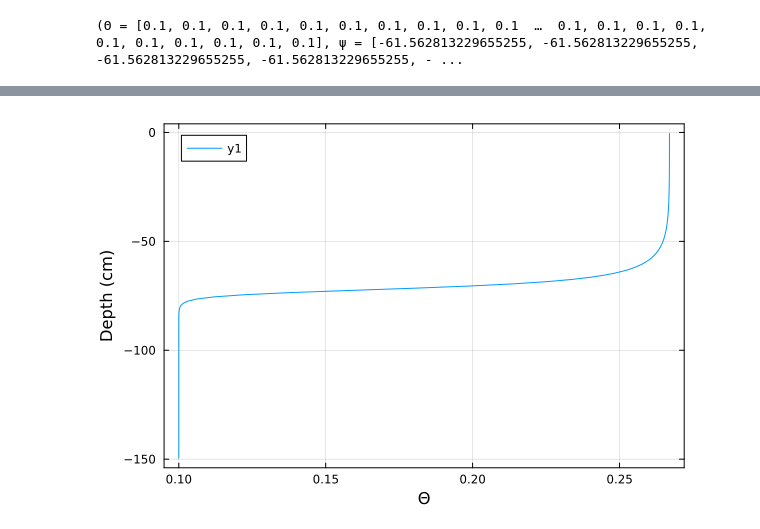
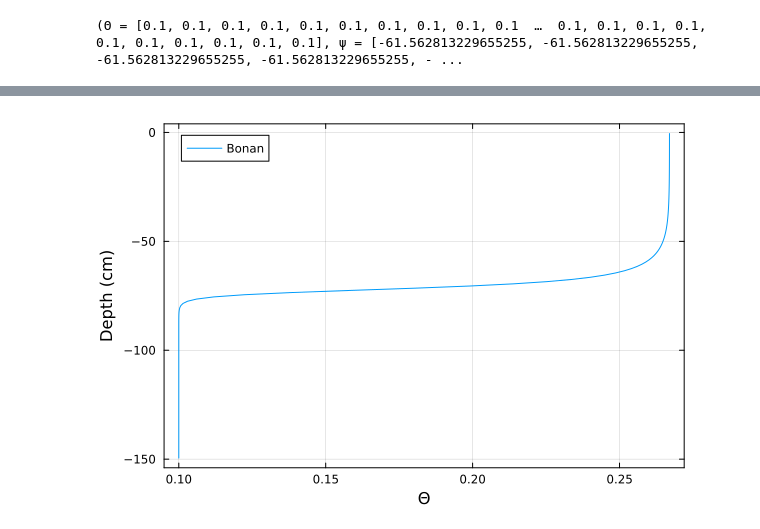
Before and after one commit to jl-pkgs/RichardsEquationExample.jl, a Jupyter notebook: sol_bonan.ipynb, the cells around one changed output, grey strips where cells are left out. Cells and saved outputs as stored; diff of their text form; code cells hidden in the pictures.

```diff
--- a/sol_bonan.ipynb
+++ b/sol_bonan.ipynb
@@ -54,5 +52,5 @@ Test Passed
 # %%
 gr(framestyle=:box)
-plot(Θ, z, xlabel="Θ", ylabel="Depth (cm)")
+plot(Θ, z; label="Bonan", xlabel="Θ", ylabel="Depth (cm)")
 # %% [output]
-[figure, old version]
+[figure, new version]
```
Also changed, not shown: parts of 2 cells of this notebook, 4 other files.
